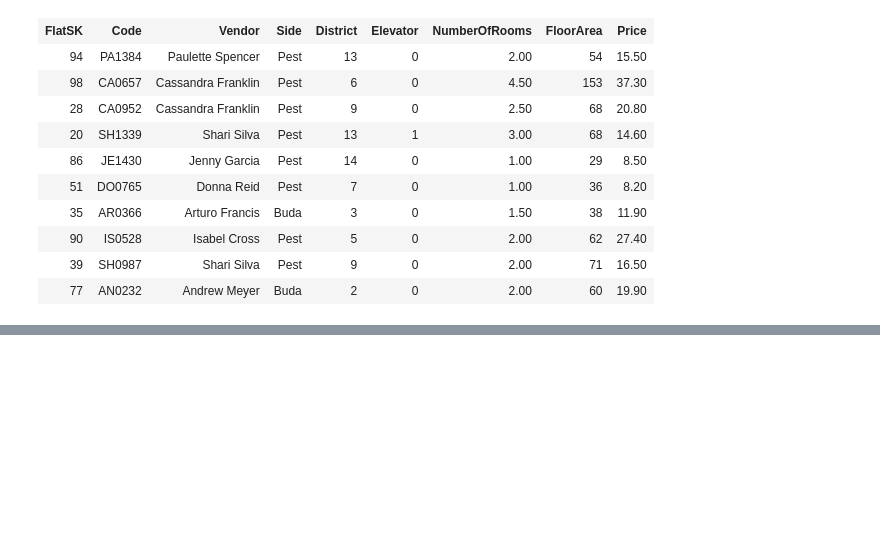
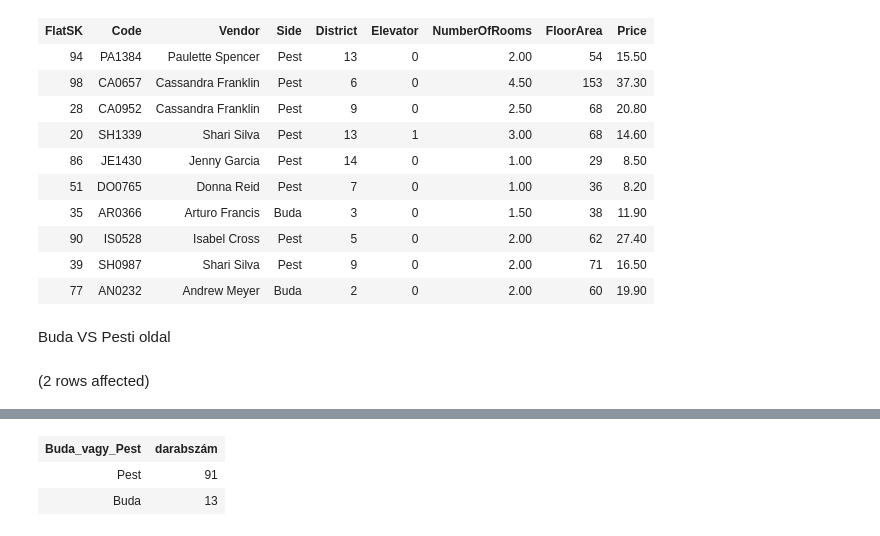
Before and after one commit to MatraBendi/SQL_G02, a Jupyter notebook: hazi_muf3sd.ipynb, the cells around one changed output, grey strips where cells are left out. Drawn from its saved outputs; the diff is of its cells as text; code cells hidden in the pictures; blank space fills up the shorter version.

```diff
--- a/hazi_muf3sd.ipynb
+++ b/hazi_muf3sd.ipynb
@@ -91,3 +99,14 @@ Total execution time: 00:00:00.028
 | 90 | IS0528 | Isabel Cross | Pest | 5 | 0 | 2.00 | 62 | 27.40 |
 | 39 | SH0987 | Shari Silva | Pest | 9 | 0 | 2.00 | 71 | 16.50 |
 | 77 | AN0232 | Andrew Meyer | Buda | 2 | 0 | 2.00 | 60 | 19.90 |
+# %% [markdown]
+Buda VS Pesti oldal
+# %%
+SELECT Side AS Buda_vagy_Pest,
+       COUNT(*) AS darabszám
+FROM Flat
+WHERE Side IS NOT NULL
+GROUP BY Side
+ORDER BY darabszám DESC;
+# %% [output]
+(2 rows affected)
@@ -93,0 +114,3 @@ Total execution time: 00:00:00.028
+| Buda_vagy_Pest | darabszám |
+| Pest | 91 |
+| Buda | 13 |
```
Also changed, not shown: parts of 6 cells of this notebook.
